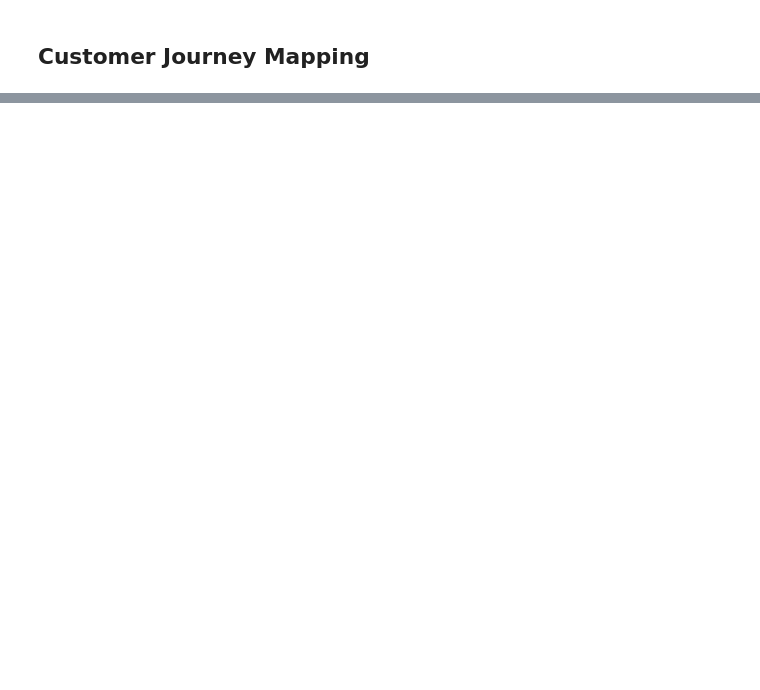
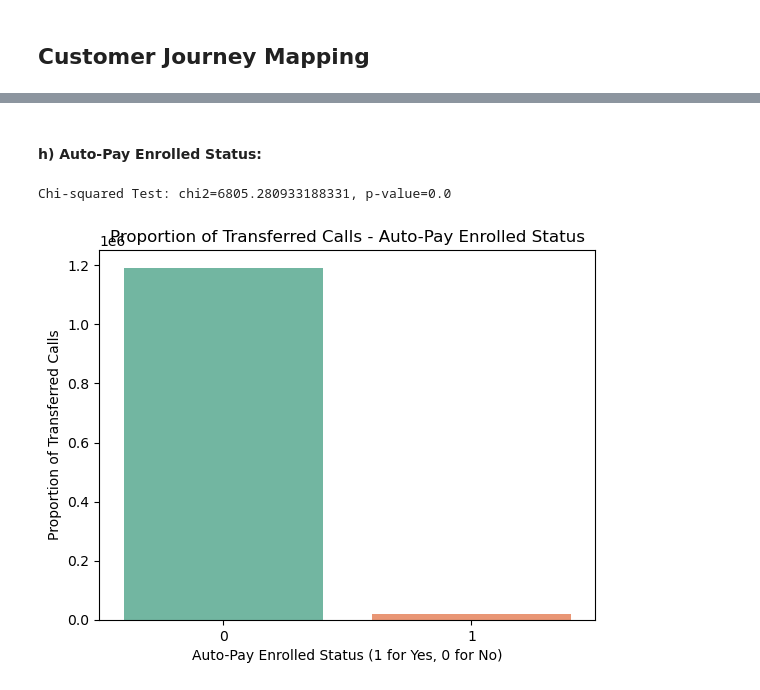
Before and after one commit to Johann-Cardenas/Datathon-2024, a Jupyter notebook: EDA.ipynb, the cells around one changed output, grey strips where cells are left out. Drawn from its saved outputs; the diff is of its cells as text; code cells hidden in the pictures; blank space fills up the shorter version.

```diff
--- a/EDA.ipynb
+++ b/EDA.ipynb
@@ -646,0 +679,17 @@ fig.write_html("Sankey_Top5.html")
+# %% [markdown]
+#### **h) Auto-Pay Enrolled Status:**
+# %%
+crosstab = pd.crosstab(data['auto_pay_enrolled_status_13_march'], data['mos'].str.contains('TR'))
+
+# Perform a chi-squared test to examine the association
+chi2, p, dof, expected = chi2_contingency(crosstab)
+print(f'Chi-squared Test: chi2={chi2}, p-value={p}')
+
+sns.barplot(x=crosstab.index, y=crosstab[True], palette='Set2')
+plt.title('Proportion of Transferred Calls - Auto-Pay Enrolled Status')
+plt.xlabel('Auto-Pay Enrolled Status (1 for Yes, 0 for No)')
+plt.ylabel('Proportion of Transferred Calls')
+plt.show()
+# %% [output]
+Chi-squared Test: chi2=6805.280933188331, p-value=0.0
+[figure, added]
```
Also changed, not shown: parts of 10 cells of this notebook.
